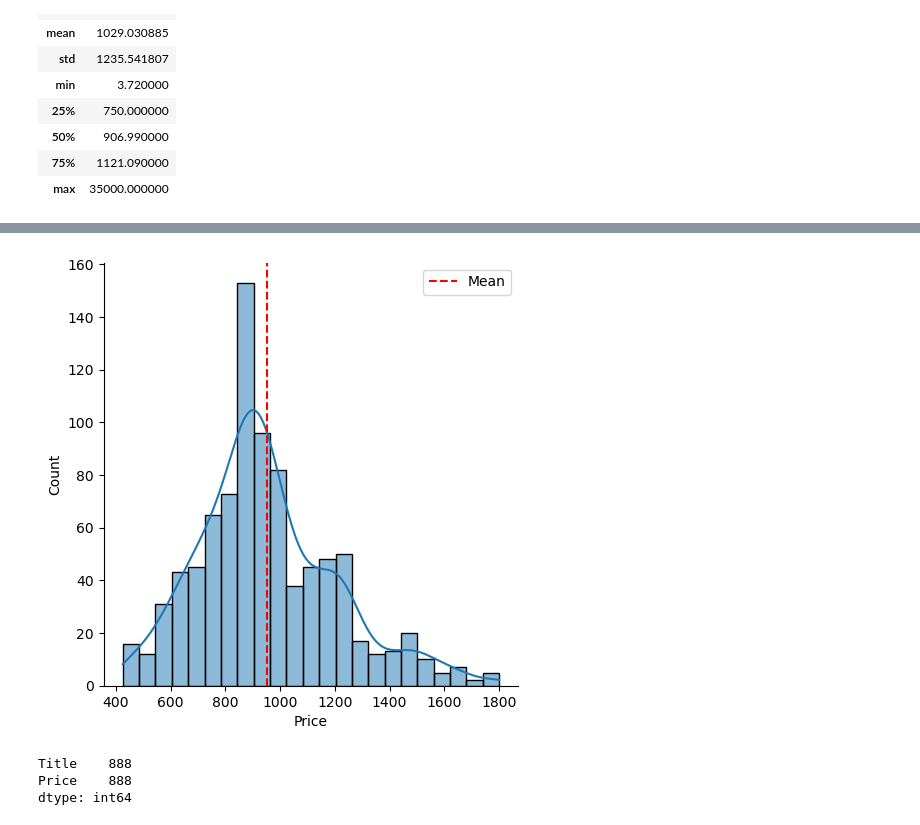
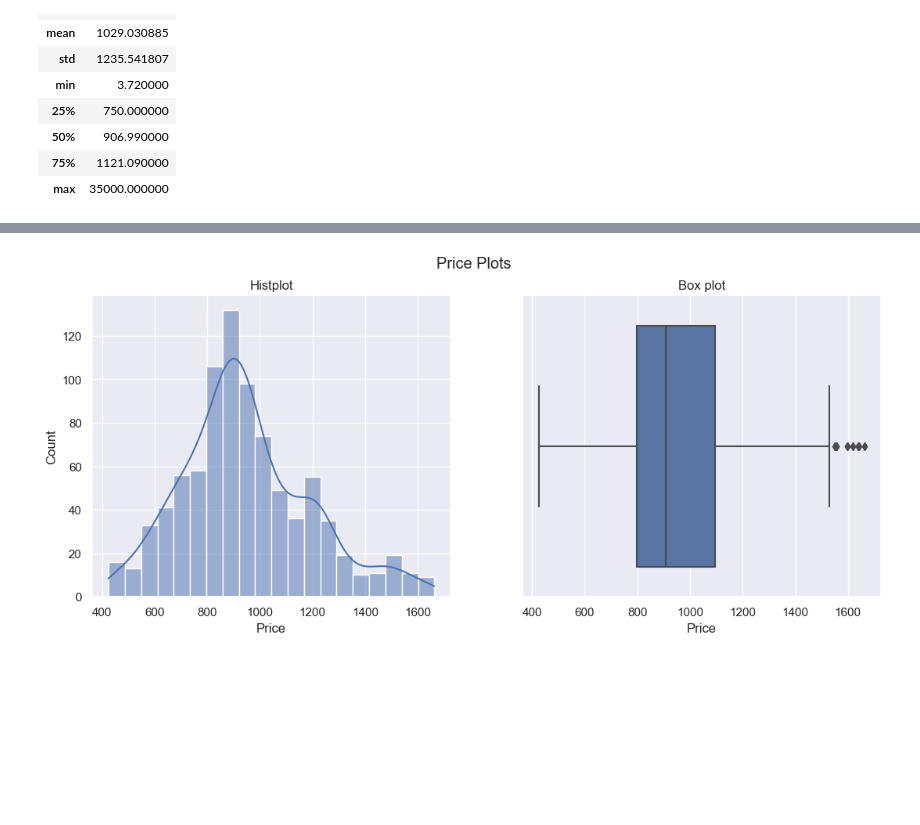
Before and after one commit to kunkoala/ds_ebay_iphone_prices, a Jupyter notebook: ebay_iphone_prices.ipynb, the cells around one changed output, grey strips where cells are left out. Saved outputs shown, nothing was run; the diff lists cells and outputs as text; code cells hidden in the pictures; blank space fills up the shorter version.

```diff
--- a/ebay_iphone_prices.ipynb
+++ b/ebay_iphone_prices.ipynb
@@ -89,0 +113,3 @@ df.describe()
+# %%
+# remove crazy prices
+df = df.drop(df.loc[(df.Price > 1700) | (df.Price < 400)].index)
@@ -89,0 +120,10 @@ df.describe()
+# %%
+fig, axes = plt.subplots(1, 2, sharex=True, figsize=(13,5))
+sns.set_theme()
+fig.suptitle('Price Plots')
+sns.histplot(ax=axes[0], data=df, x=df['Price'], kde=True)
+axes[0].set_title('Histplot with line')
+sns.boxplot(ax=axes[1], data=df, x=df['Price'])
+axes[1].set_title('Box plot of Price')
+plt.legend()
+plt.show()
@@ -90,8 +145,9 @@ df.describe()
 # %%
-## Remove outliers
-upper_bound = 1800
-lower_bound = 400
-# based on the 25% quantile
+## Remove price outliers
+## TODO: Improve outlier algorithm
 
-df = df.drop(df.loc[df['Price'] > upper_bound].index)
-df = df.drop(df.loc[df['Price'] < lower_bound].index)
+
+# remove if Z-Score more than 3 for upper-bound, and -1.5 for lower bound
+
+# add zscore column
+df['zscore'] = (df.Price - df.Price.mean())/df.Price.std()
@@ -98,14 +187,17 @@ df = df.drop(df.loc[df['Price'] < lower_bound].index)
+# %%
+# drop columns with zscore > 3 and < -2.5
+df = df.drop(df.loc[(df.zscore > 3) | (df.zscore < -2.5)].index)
 # %%
-sns.displot(data=df, x=df['Price'], kde=True)
-plt.axvline(x=np.mean(df['Price']), c='red', ls='--', label='Mean')
-plt.legend()
+fig, axes = plt.subplots(1, 2, sharex=True, figsize=(13,5))
+sns.set_theme()
+fig.suptitle('Price Plots')
+sns.histplot(ax=axes[0], data=df, x=df['Price'], kde=True)
+axes[0].set_title('Histplot')
+sns.boxplot(ax=axes[1], data=df, x=df['Price'])
+axes[1].set_title('Box plot')
+
+
 plt.show()
 # %% [output]
-[figure, old version]
+[figure, new version]
-# %%
-df.count()
-# %% [output]
-Title    888
-Price    888
-dtype: int64
 # %%
```
Also changed, not shown: parts of 30 cells of this notebook.
